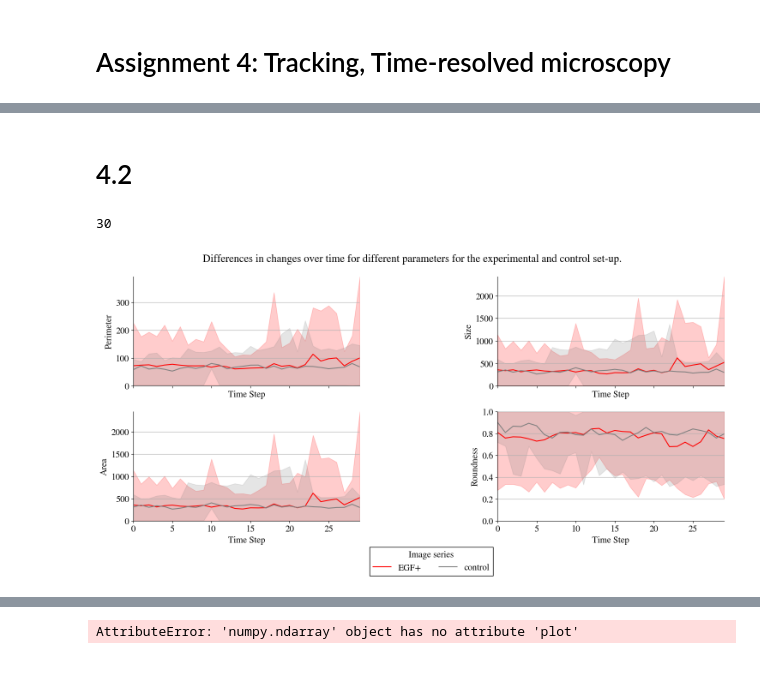
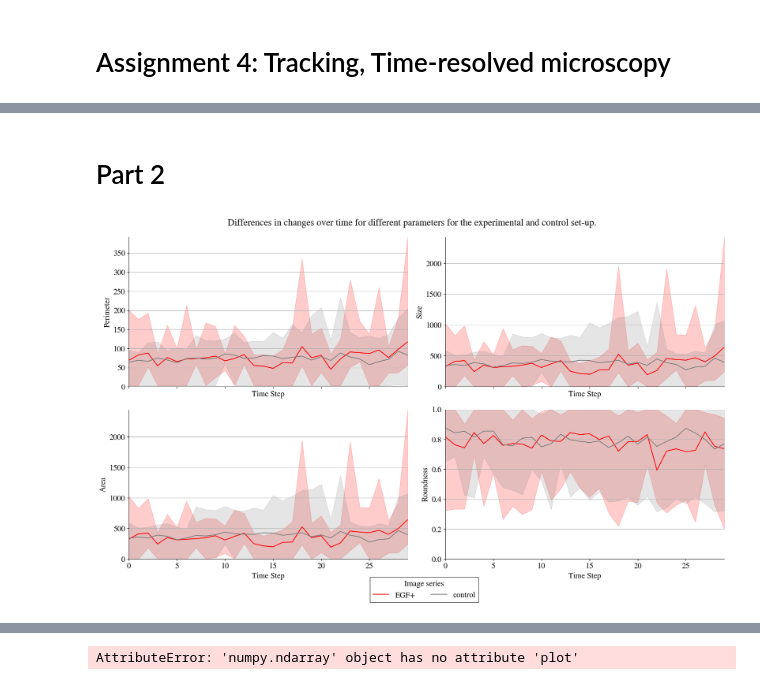
Before and after one commit to bramvaneerden/IA_Assignments, a Jupyter notebook: A4/tracking.ipynb, the cells around one changed output, grey strips where cells are left out. Cells and saved outputs as stored; diff of their text form; code cells hidden in the pictures.

```diff
--- a/A4/tracking.ipynb
+++ b/A4/tracking.ipynb
@@ -237,20 +337,10 @@ coords = np.array([msr['Gravity'][i+1] for i in range(msr.NumberOfObjects())]).a
 # %%
 tracked_cells_egf = {}
-for i in trange(len(coords)):
-    labeled_archive, x_coords, y_coords, sizes = track_cell(images['egf'], segmented_egf, coords[i])
+for i in trange(len(coords_egf)):
+    labeled_archive, x_coords, y_coords, sizes = track_cell(images['egf'], segmented['egf'], coords_egf[i])
     tracked_cells_egf[i] = {
         'labeled': labeled_archive,
         'x_coords': x_coords,
         'y_coords': y_coords,
         'sizes': sizes
     }
-# %%
-tracked_cells_egf_1 = {}
-for i in trange(len(initial_coords)):
-    labeled_archive, x_coords, y_coords, sizes = track_cell(images['egf'], segmented_egf, initial_coords[i])
-    tracked_cells_egf_1[i] = {
-        'labeled': labeled_archive,
-        'x_coords': x_coords,
-        'y_coords': y_coords,
-        'sizes': sizes
-    }
@@ -276,14 +362,13 @@ for i in range(30):
 colors = ['r', 'violet', 'b', 'yellow', '#07f0c9', '#7ef507', 'g', '#cd07f5', '#f5a207']
 fig, ax = plt.subplots(figsize=(6, 6))
 ax.imshow(adi_neg+adi_pos, origin='lower', cmap='gray')
-for t in range(10):
-    i = np.random.randint(len(tracked_cells_egf.keys()))
+for i in range(len(coords_egf)):
     x_coords = tracked_cells_egf[i]['x_coords']
     y_coords = tracked_cells_egf[i]['y_coords']
     for j in range(len(x_coords) - 1):
-        ax.plot([y_coords[j], y_coords[j+1]], [x_coords[j], x_coords[j+1]], c=colors[t%len(colors)])
+        ax.plot([x_coords[j], x_coords[j+1]], [y_coords[j], y_coords[j+1]], c=colors[i%len(colors)])
 ax.axis('off')
-ax.set_title('Cell traces for EGF+ cells.', fontname='STIXGeneral', fontsize=15)
+ax.set_title('Cell traces for EGF+ cells.', fontsize=15)
 plt.tight_layout()
 plt.savefig('figures/cell_tracking_egf.png')
 # %% [output]
@@ -295,15 +376,15 @@ tracked_cells_egf[0]['labeled'][0].Show()
 # %% [markdown]
-# 4.2
+# Part 2
 # %%
 cells_data = {
-    i: {'perimeter': [], 'size': [], 'area':[], 'roundness': [], 'coords': []} for i in tracked_cells_egf_1.keys()
+    i: {'perimeter': [], 'size': [], 'area':[], 'roundness': [], 'coords': []} for i in tracked_cells_egf.keys()
 }
-for cell_id in tracked_cells_egf_1.keys():
-    for timestep in range(len(tracked_cells_egf_1[cell_id]['labeled'])):
-        msr = dip.MeasurementTool.Measure(tracked_cells_egf_1[cell_id]['labeled'][timestep],
+for cell_id in tracked_cells_egf.keys():
+    for timestep in range(len(tracked_cells_egf[cell_id]['labeled'])):
+        msr = dip.MeasurementTool.Measure(tracked_cells_egf[cell_id]['labeled'][timestep],
                                           images['egf'][0],
                                           ['Gravity', 'Size', 'Roundness', 'SolidArea', 'Perimeter'])
-        current_cell = np.array([tracked_cells_egf_1[cell_id]['x_coords'][timestep+1], tracked_cells_egf_1[cell_id]['y_coords'][timestep+1]])
+        current_cell = np.array([tracked_cells_egf[cell_id]['x_coords'][timestep+1], tracked_cells_egf[cell_id]['y_coords'][timestep+1]])
         coords = np.array([msr['Gravity'][j+1] for j in range(msr.NumberOfObjects())])
         cell = np.argmin(np.sum(np.power(coords - current_cell, 2), axis=1)) + 1
         cells_data[cell_id]['perimeter'].append(msr[cell]['Perimeter'][0])
@@ -328,10 +409,6 @@ for cell_id in tracked_cells.keys():
         cells_data_ctrl[cell_id]['area'].append(msr[cell]['SolidArea'][0])
         cells_data_ctrl[cell_id]['roundness'].append(msr[cell]['Roundness'][0])
         cells_data_ctrl[cell_id]['coords'].append(msr[cell]['Gravity'][0])
-# %%
-len(tracked_cells_egf[cell_id]['labeled'])
-# %% [output]
-30
 # %%
 p_names = ('perimeter', 'size', 'area', 'roundness')
 parameters = {'ctrl': {p: {'mean': [], 'max': [], 'min': []} for p in p_names},
@@ -358,30 +435,27 @@ for p in p_names:
     parameters['egf'][p]['min'] = mins
     parameters['egf'][p]['max'] = maxs
 # %%
-fig, axs = plt.subplots(2, 2, figsize=(15, 8), sharex=True)
+fig, axs = plt.subplots(2, 2, figsize=(17, 10), sharex=True)
 cs = ['r', 'gray']
 axs = axs.flatten()
 for idx, p in enumerate(p_names):
     axs[idx].plot(np.arange(30), parameters['egf'][p]['mean'], color=cs[0], label='EGF+')
     axs[idx].fill_between(np.arange(30), parameters['egf'][p]['min'], parameters['egf'][p]['max'], alpha=0.2, color=cs[0])
     axs[idx].plot(np.arange(30), parameters['ctrl'][p]['mean'], color=cs[1], label='control')
     axs[idx].fill_between(np.arange(30), parameters['ctrl'][p]['min'], parameters['ctrl'][p]['max'], alpha=0.2, color=cs[1])
     axs[idx].spines[['right', 'top']].set_visible(False)
     axs[idx].set_xlim(xmin=0, xmax=29)
     axs[idx].set_ylim(ymin=0, ymax=np.max([parameters['egf'][p]['max'].max(), parameters['ctrl'][p]['max'].max()]))
     axs[idx].grid(axis='y', zorder=0)
-    # axs[0].legend(title='Image series', alignment='left', bbox_to_anchor=(0.2, 0.98), frameon=True, ncol=1,
-    #           edgecolor='k', facecolor='w', framealpha=1, fancybox=False)
-    # axs[idx].set_title('Change of cells area over time for different experimental conditions.')
     axs[idx].set_xlabel('Time Step')
     axs[idx].set_ylabel(f'{p.title()}')
 
-plt.legend(title='Image series', alignment='center', bbox_to_anchor=(0, -0.2), frameon=True, ncol=2,
-           edgecolor='k', facecolor='w', framealpha=1, fancybox=False)
-plt.subplots_adjust(wspace=0, hspace=0)
+fig.legend(*axs[-1].get_legend_handles_labels(), title='Image series',
+           ncols=2, alignment='center', bbox_to_anchor=(0.61, 0.04), fancybox=False, frameon=True,
+           edgecolor='k')
 plt.suptitle('Differences in changes over time for different parameters for the experimental and control set-up.')
 
 plt.tight_layout()
-plt.savefig('figures/parameter_change.png')
+plt.savefig('figures/parameter_change.png', bbox_inches='tight')
 # %% [output]
-[figure, old version]
+[figure, new version]
```
Also changed, not shown: parts of 48 cells of this notebook.
